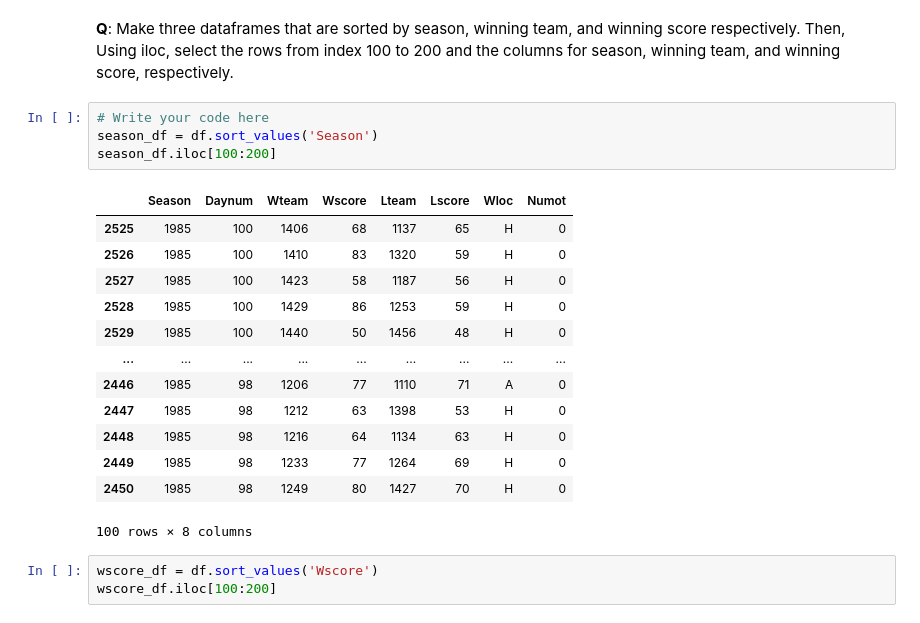
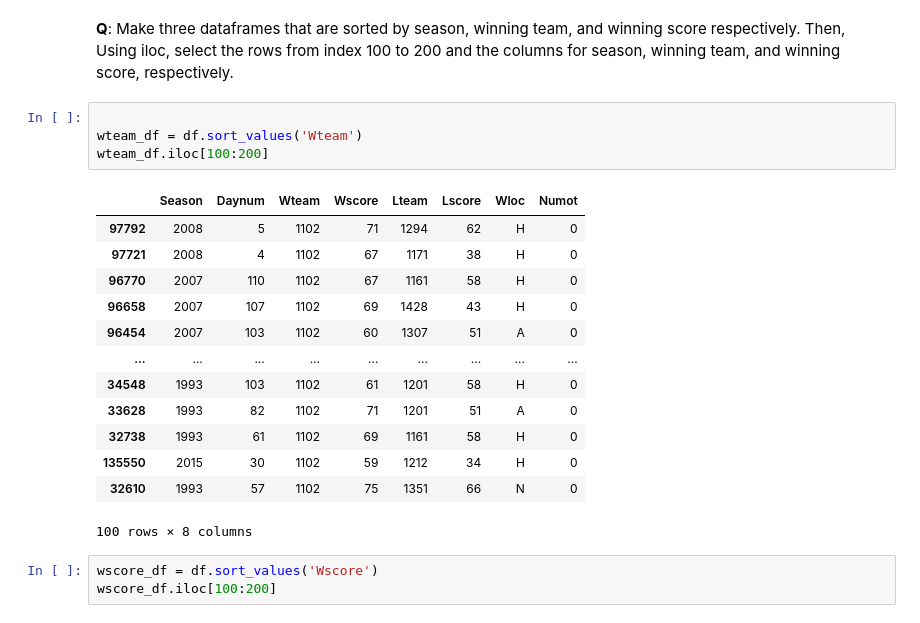
Before and after one commit to miafjensen/Data_visualization_and_analysis_group12, a Jupyter notebook: pd_s205487.ipynb, the cells around one changed output. Drawn from its saved outputs; the diff is of its cells as text.

```diff
--- a/pd_s205487.ipynb
+++ b/pd_s205487.ipynb
@@ -234,22 +234,22 @@ df.sort_values('Lscore').head()
 # %% [markdown]
 **Q**: Make three dataframes that are sorted by season, winning team, and winning score respectively. Then, Using iloc, select the rows from index 100 to 200 and the columns for season, winning team, and winning score, respectively.
 # %%
-# Write your code here
-season_df = df.sort_values('Season')
-season_df.iloc[100:200]
+
+wteam_df = df.sort_values('Wteam')
+wteam_df.iloc[100:200]
 # %% [output]
 |  | Season | Daynum | Wteam | Wscore | Lteam | Lscore | Wloc | Numot |
-| 2525 | 1985 | 100 | 1406 | 68 | 1137 | 65 | H | 0 |
-| 2526 | 1985 | 100 | 1410 | 83 | 1320 | 59 | H | 0 |
-| 2527 | 1985 | 100 | 1423 | 58 | 1187 | 56 | H | 0 |
-| 2528 | 1985 | 100 | 1429 | 86 | 1253 | 59 | H | 0 |
-| 2529 | 1985 | 100 | 1440 | 50 | 1456 | 48 | H | 0 |
+| 97792 | 2008 | 5 | 1102 | 71 | 1294 | 62 | H | 0 |
+| 97721 | 2008 | 4 | 1102 | 67 | 1171 | 38 | H | 0 |
+| 96770 | 2007 | 110 | 1102 | 67 | 1161 | 58 | H | 0 |
+| 96658 | 2007 | 107 | 1102 | 69 | 1428 | 43 | H | 0 |
+| 96454 | 2007 | 103 | 1102 | 60 | 1307 | 51 | A | 0 |
 | ... | ... | ... | ... | ... | ... | ... | ... | ... |
-| 2446 | 1985 | 98 | 1206 | 77 | 1110 | 71 | A | 0 |
-| 2447 | 1985 | 98 | 1212 | 63 | 1398 | 53 | H | 0 |
-| 2448 | 1985 | 98 | 1216 | 64 | 1134 | 63 | H | 0 |
-| 2449 | 1985 | 98 | 1233 | 77 | 1264 | 69 | H | 0 |
-| 2450 | 1985 | 98 | 1249 | 80 | 1427 | 70 | H | 0 |
+| 34548 | 1993 | 103 | 1102 | 61 | 1201 | 58 | H | 0 |
+| 33628 | 1993 | 82 | 1102 | 71 | 1201 | 51 | A | 0 |
+| 32738 | 1993 | 61 | 1102 | 69 | 1161 | 58 | H | 0 |
+| 135550 | 2015 | 30 | 1102 | 59 | 1212 | 34 | H | 0 |
+| 32610 | 1993 | 57 | 1102 | 75 | 1351 | 66 | N | 0 |
 100 rows × 8 columns
 # %%
 wscore_df = df.sort_values('Wscore')
```
Also changed, not shown: parts of 16 cells of this notebook.
